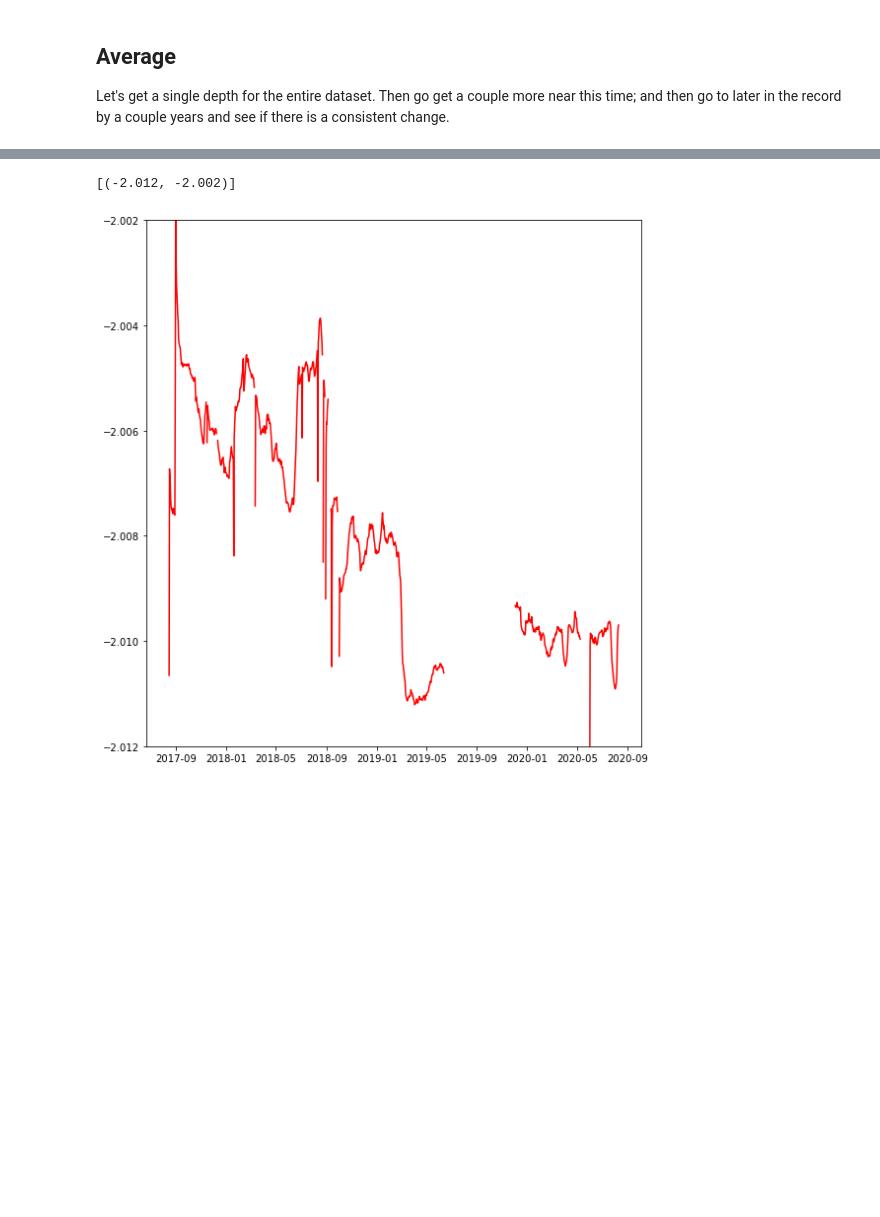
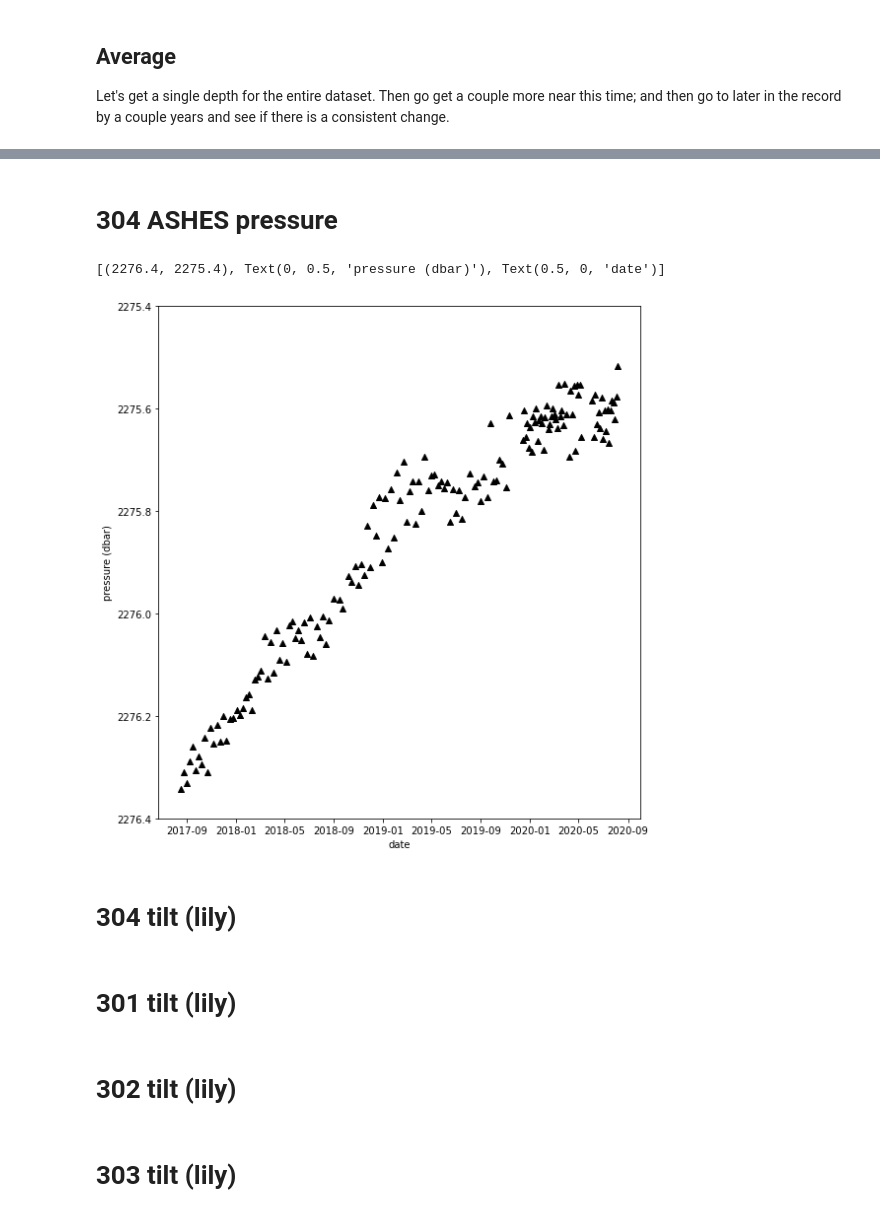
Before and after one commit to robfatland/chlorophyll, a Jupyter notebook: tilt.ipynb, the cells around one changed output, grey strips where cells are left out. Saved outputs shown, nothing was run; the diff lists cells and outputs as text; code cells hidden in the pictures; blank space fills up the shorter version.

Commit message:
ASHES data conversion done

```diff
--- a/tilt.ipynb
+++ b/tilt.ipynb
@@ -136,18 +149,20 @@ Data variables:
 # %%
-tmp=[]
-tmptime=[]
-nplots = 2                     # this can be 40 if you like
+# tidal signal: Would need to go grab a 20sps data file to get this working
 
-startindex = 3000000
-datablock = 500000             # for 20 samples / sec use 72000 to get one hour
-                               # for 1 sample / sec use a small startindex and datablock of say 200k
+# tmp=[]
+# tmptime=[]
+# nplots = 2                     # this can be 40 if you like
 
-for i in range(nplots):
-    tmp.append(ds.isel(obs=slice(startindex + i*datablock, startindex + i*datablock + datablock)).bottom_pressure)
-    tmptime.append(ds.isel(obs=slice(startindex + i*datablock, startindex + i*datablock + datablock)).time)
+# startindex = 3000000
+# datablock = 500000             # for 20 samples / sec use 72000 to get one hour
+#                                # for 1 sample / sec use a small startindex and datablock of say 200k
 
-fig, axs = plt.subplots(nplots, 1, figsize=(8, 6*nplots), tight_layout=True)
+# for i in range(nplots):
+#     tmp.append(ds.isel(obs=slice(startindex + i*datablock, startindex + i*datablock + datablock)).bottom_pressure)
+#     tmptime.append(ds.isel(obs=slice(startindex + i*datablock, startindex + i*datablock + datablock)).time)
 
-for i in range(nplots):
-    axs[i].plot(tmptime[i], tmp[i], color='k')
-    axs[i].set(ylim = (2272, 2280))
+# fig, axs = plt.subplots(nplots, 1, figsize=(8, 6*nplots), tight_layout=True)
+
+# for i in range(nplots):
+#     axs[i].plot(tmptime[i], tmp[i], color='k')
+#     axs[i].set(ylim = (2272, 2280))
@@ -401,7 +207,0 @@ axs.set(ylim = (.068, .082))
-# %%
-fig, axs = plt.subplots(1, 1, figsize=(8, 8), tight_layout=True)
-axs.plot(ds_days.time, ds_days.iris_y_tilt, color='r')
-axs.set(ylim = (-2.012, -2.002))
-# %% [output]
-[(-2.012, -2.002)]
-[figure, removed]
@@ -407,0 +232,15 @@ axs.set(ylim = (-2.012, -2.002))
+# %% [markdown]
+# 304 ASHES pressure
+# %%
+pd_dframe = pd.read_csv('pressure_data.csv')
+pressure = pd_dframe['pressure'].to_list()
+ptimes = [dt64(pd_dframe['datetime'][i]) for i in range(len(pd_dframe.index))]
+# %%
+fig, axs = plt.subplots(1, 1, figsize=(8, 8), tight_layout=True)
+axs.scatter(ptimes, pressure, marker='^', color='k')
+axs.set(ylim = (2276.4, 2275.4), xlabel='date', ylabel='pressure (dbar)')
+# %% [output]
+[(2276.4, 2275.4), Text(0, 0.5, 'pressure (dbar)'), Text(0.5, 0, 'date')]
+[figure, added]
+# %% [markdown]
+# 304 tilt (lily)
@@ -407,0 +273,2 @@ axs.set(ylim = (-2.012, -2.002))
+# %% [markdown]
+# 301 tilt (lily)
@@ -407,0 +284,2 @@ axs.set(ylim = (-2.012, -2.002))
+# %% [markdown]
+# 302 tilt (lily)
@@ -407,0 +306,2 @@ axs.set(ylim = (-2.012, -2.002))
+# %% [markdown]
+# 303 tilt (lily)
```
Also changed, not shown: parts of 52 cells of this notebook, 3 other files.
